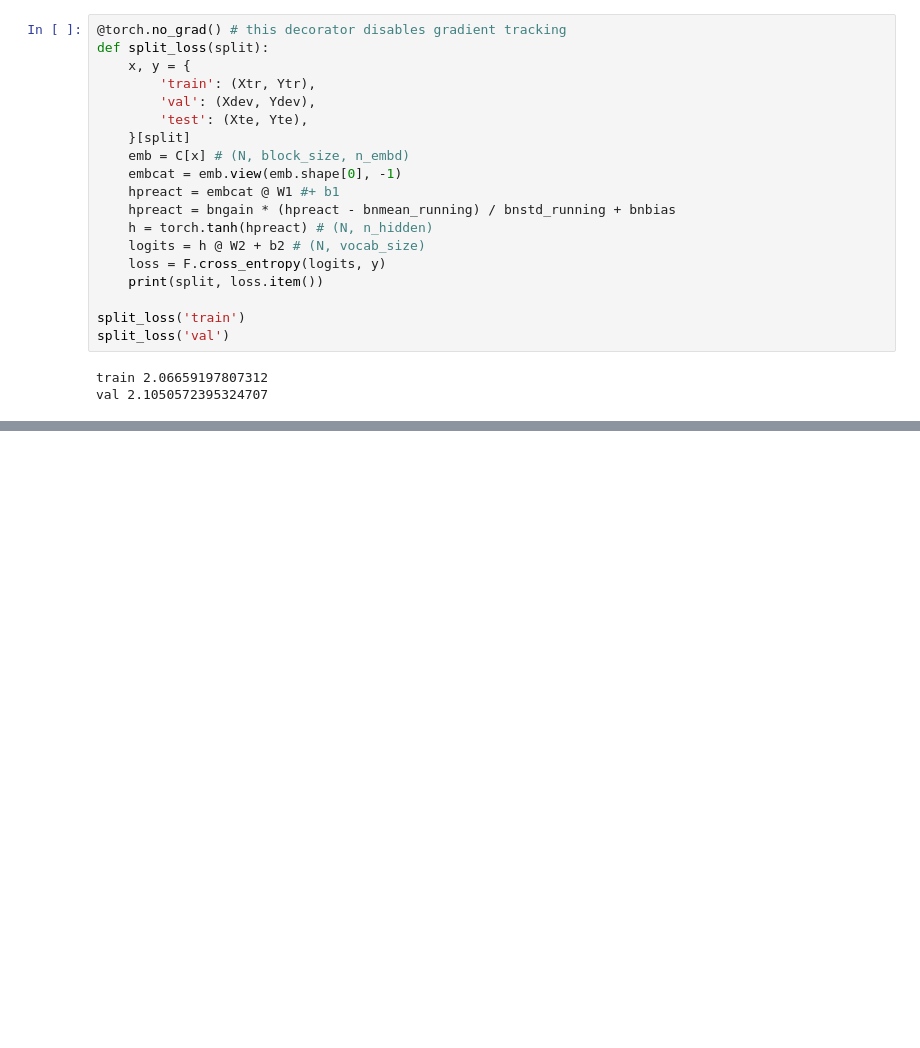
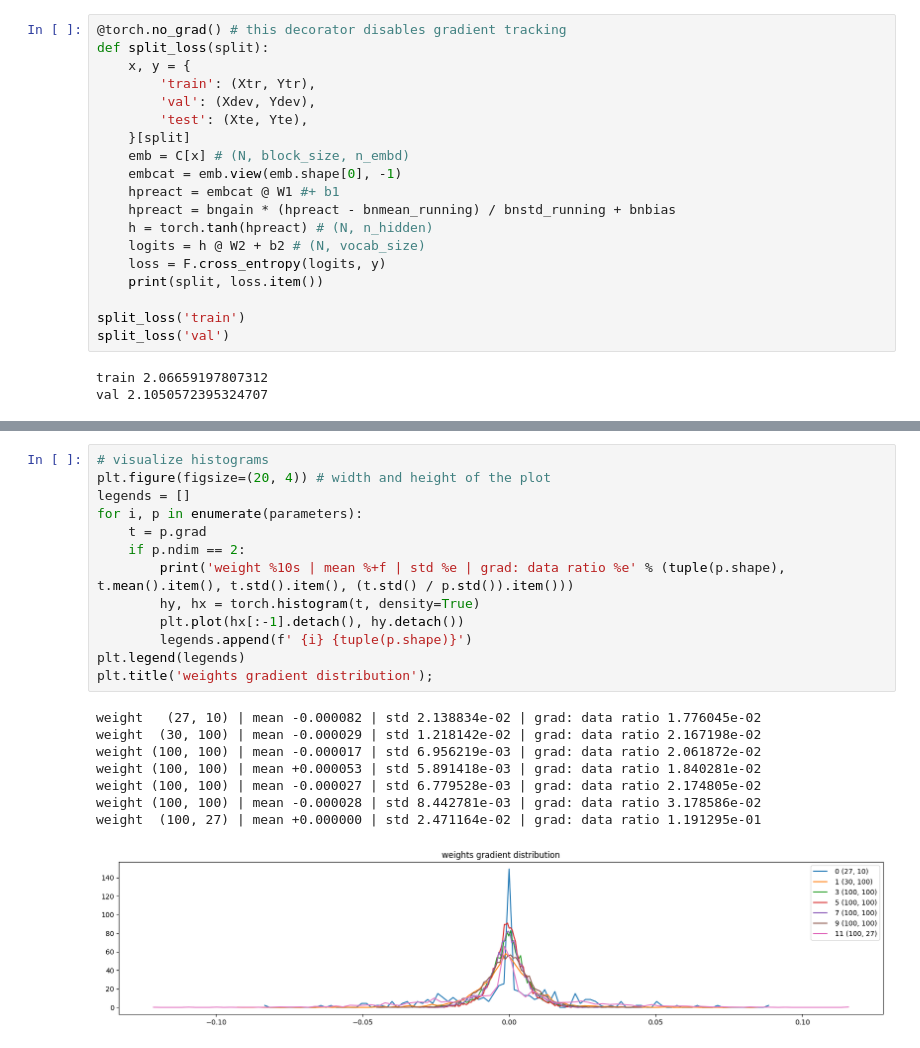
Before and after one commit to YuxinLiu42/Neural-Networks-Learning, a Jupyter notebook: Class 4: Activations & Gradients, BatchNorm.ipynb, the cells around one changed output, grey strips where cells are left out. Cells and saved outputs as stored; diff of their text form; blank space fills up the shorter version.

```diff
--- a/Class 4: Activations & Gradients, BatchNorm.ipynb
+++ b/Class 4: Activations & Gradients, BatchNorm.ipynb
@@ -1129,0 +1316,22 @@ val 2.1050572395324707
+# %%
+# visualize histograms
+plt.figure(figsize=(20, 4)) # width and height of the plot
+legends = []
+for i, p in enumerate(parameters):
+    t = p.grad
+    if p.ndim == 2:
+        print('weight %10s | mean %+f | std %e | grad: data ratio %e' % (tuple(p.shape), t.mean().item(), t.std().item(), (t.std() / p.std()).item()))
+        hy, hx = torch.histogram(t, density=True)
+        plt.plot(hx[:-1].detach(), hy.detach())
+        legends.append(f' {i} {tuple(p.shape)}')
+plt.legend(legends)
+plt.title('weights gradient distribution');
+# %% [output]
+weight   (27, 10) | mean -0.000082 | std 2.138834e-02 | grad: data ratio 1.776045e-02
+weight  (30, 100) | mean -0.000029 | std 1.218142e-02 | grad: data ratio 2.167198e-02
+weight (100, 100) | mean -0.000017 | std 6.956219e-03 | grad: data ratio 2.061872e-02
+weight (100, 100) | mean +0.000053 | std 5.891418e-03 | grad: data ratio 1.840281e-02
+weight (100, 100) | mean -0.000027 | std 6.779528e-03 | grad: data ratio 2.174805e-02
+weight (100, 100) | mean -0.000028 | std 8.442781e-03 | grad: data ratio 3.178586e-02
+weight  (100, 27) | mean +0.000000 | std 2.471164e-02 | grad: data ratio 1.191295e-01
+[figure, added]
```
Also changed, not shown: parts of 17 cells of this notebook.
